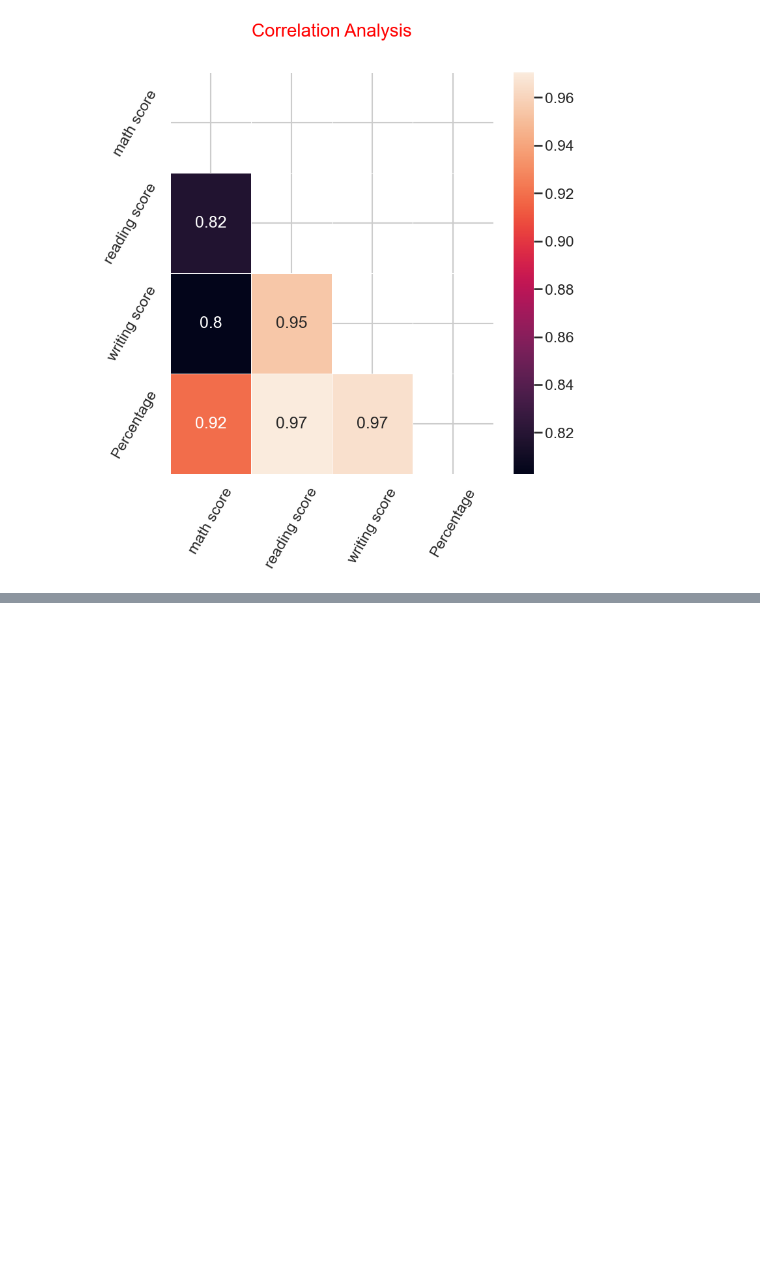
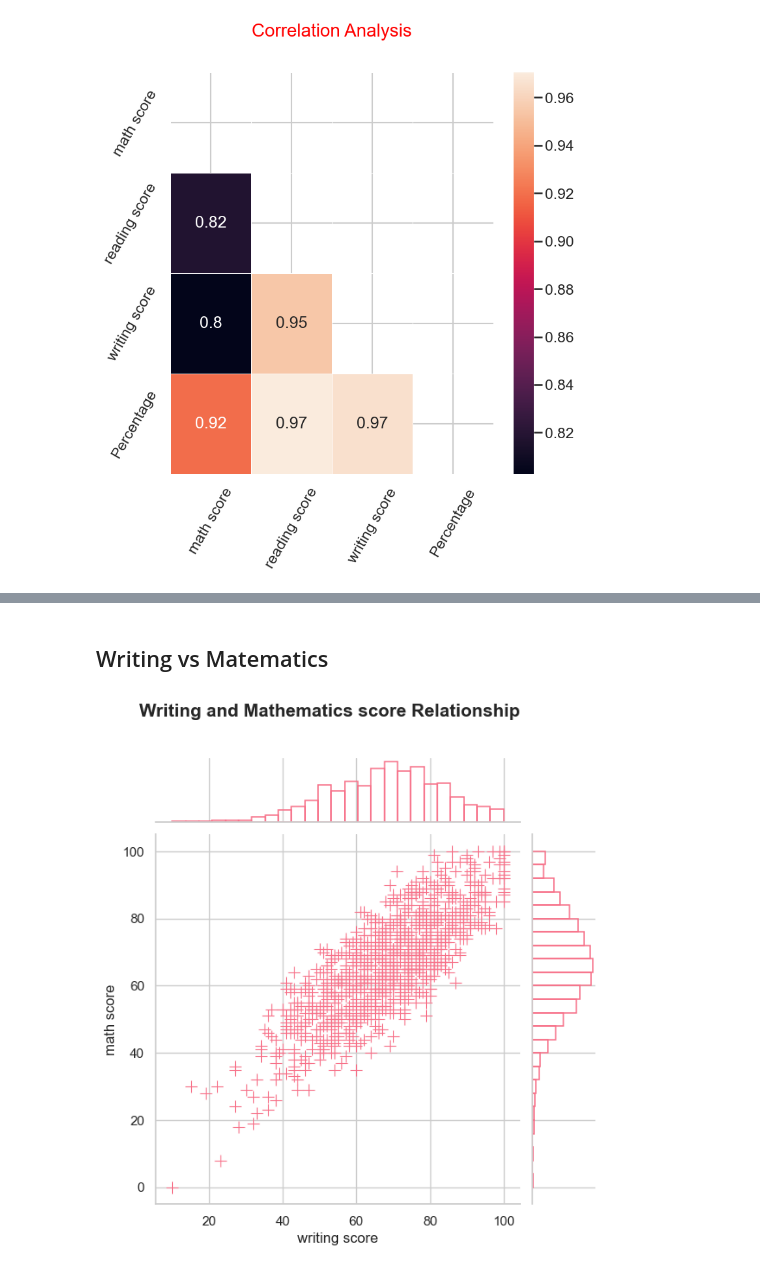
Before and after one commit to beto321/ac_performance1, a Jupyter notebook: analysis.ipynb, the cells around one changed output, grey strips where cells are left out. Drawn from its saved outputs; the diff is of its cells as text; code cells hidden in the pictures; blank space fills up the shorter version.

```diff
--- a/analysis.ipynb
+++ b/analysis.ipynb
@@ -192,0 +210,9 @@ plt.show()
+# %% [markdown]
+## Writing vs Matematics
+# %%
+sns.set_palette('husl',9)
+sns.jointplot(data=df,x='writing score',y='math score',marker='+',s=100,marginal_kws=dict(bins=25,fill=False))
+plt.title('Writing and Mathematics score Relationship',fontsize=15, fontweight='bold',y=1.3,loc='right')
+plt.show()
+# %% [output]
+[figure, added]
```
Also changed, not shown: parts of 33 cells of this notebook.
